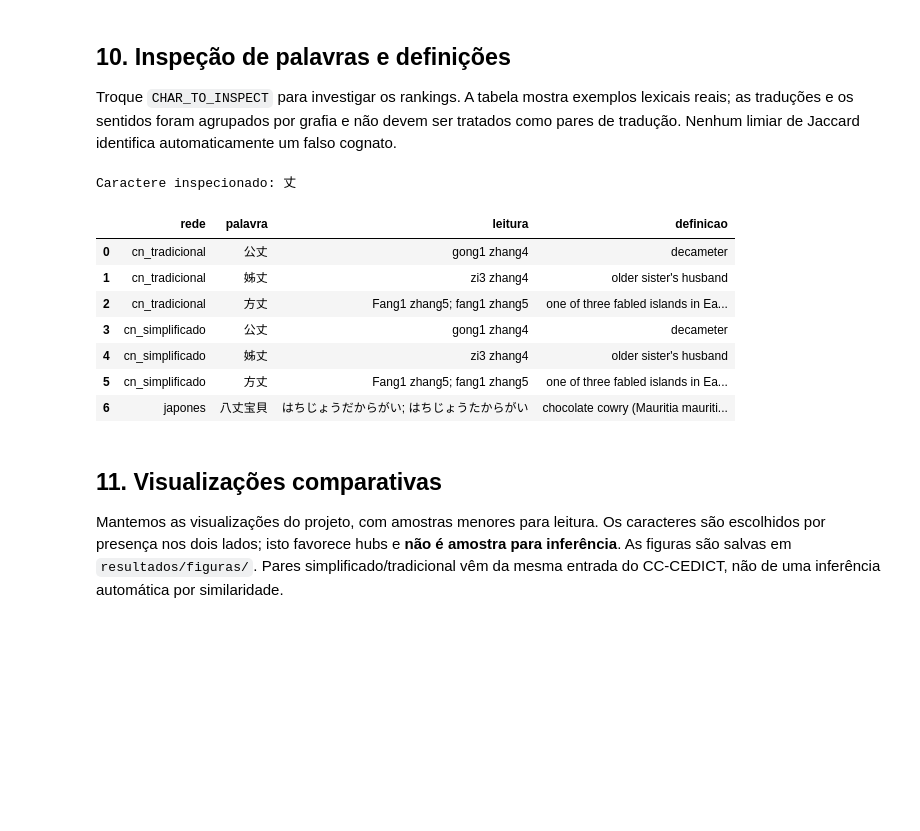
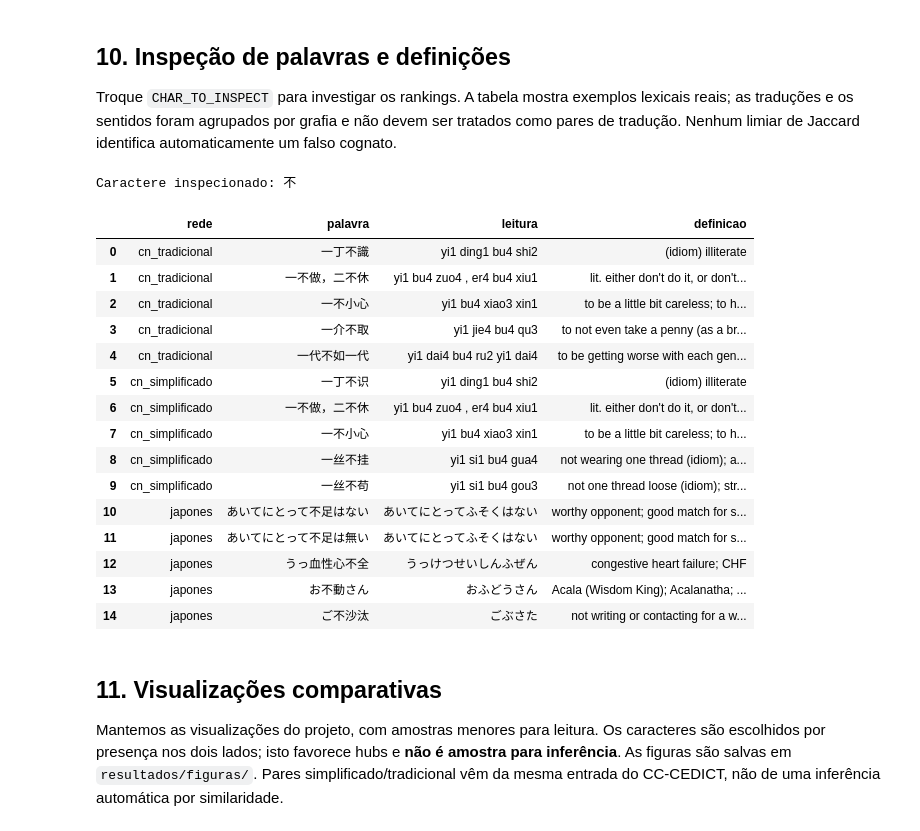
Before and after one commit to 39Matheus/AED2, a Jupyter notebook: LOTUS.ipynb, the cells around one changed output. Cells and saved outputs as stored; diff of their text form; code cells hidden in the pictures; blank space fills up the shorter version.

```diff
--- a/LOTUS.ipynb
+++ b/LOTUS.ipynb
@@ -52,7 +57,7 @@ import subprocess
 if "google.colab" in sys.modules:
     subprocess.check_call([sys.executable, "-m", "pip", "install", "-q",
                            "networkx==3.4.2", "pandas==2.2.3", "matplotlib==3.10.0",
-                           "requests==2.32.3", "pyvis==0.3.2"])
+                           "requests==2.32.3", "pyvis==0.3.2", "scipy==1.17.0"])
 
 import gzip
 import hashlib
@@ -70,9 +75,11 @@ import matplotlib.pyplot as plt
 import networkx as nx
 import pandas as pd
 import requests
+import scipy
 from IPython.display import HTML, display
 from matplotlib.font_manager import FontProperties
 
+USE_SAMPLE = False  # False: população completa; True: amostra com os limites abaixo.
 N_CN = 5000
 N_JP = 5000
 SEED = 42
@@ -303,11 +322,11 @@ def build_word_character_graph(df, column, prefix, language, reading_column):
     return graph
 
 
-G_cn_trad = build_word_character_graph(df_cn_sample, "traditional", "CN_TRAD_WORD:",
+G_cn_trad = build_word_character_graph(df_cn_used, "traditional", "CN_TRAD_WORD:",
                                      "chinese_traditional", "pinyin")
-G_cn_simp = build_word_character_graph(df_cn_sample, "simplified", "CN_WORD:",
+G_cn_simp = build_word_character_graph(df_cn_used, "simplified", "CN_WORD:",
                                      "chinese_simplified", "pinyin")
-G_jp = build_word_character_graph(df_jp_sample, "word", "JP_WORD:", "japanese", "reading")
+G_jp = build_word_character_graph(df_jp_used, "word", "JP_WORD:", "japanese", "reading")
 GRAPHS = {"cn_tradicional": G_cn_trad, "cn_simplificado": G_cn_simp, "japones": G_jp}
 
 
@@ -480,0 +558,33 @@ cn_simplificado × japonês: 1162 caracteres compartilhados; 1146 com Jaccard de
+# %%
+CHARACTER_METRICS = {}
+projection_summary = []
+for name, projection in PROJECTIONS.items():
+    graph = GRAPHS[name]
+    words_count = len(partition(graph, "word"))
+    degrees = dict(projection.degree())
+    strengths = dict(projection.degree(weight="weight"))
+    cores = nx.core_number(projection)
+    clustering = nx.clustering(projection, weight=None)
+    records = [{"caractere": node.removeprefix("CHAR:"),
+                "grau_palavras": graph.degree(node),
+                "grau_rel_palavras": graph.degree(node) / words_count,
+                "grau_projecao": degrees[node], "forca": strengths[node],
+                "core_number": cores[node], "clustering": clustering[node]}
+               for node in sorted(projection)]
+    metrics = pd.DataFrame(records)
+    CHARACTER_METRICS[name] = metrics
+    metrics.to_csv(RESULTS_DIR / f"metricas_caracteres_{name}.csv", index=False)
+    degeneracy = max(cores.values(), default=0)
+    components = list(nx.connected_components(projection))
+    projection_summary.append({
+        "rede": name, "caracteres": len(projection), "arestas": projection.number_of_edges(),
+        "grau_medio": metrics["grau_projecao"].mean(), "forca_media": metrics["forca"].mean(),
+        "clustering_medio": metrics["clustering"].mean(), "degenerescencia": degeneracy,
+        "caracteres_nucleo_principal": sum(value == degeneracy for value in cores.values()),
+        "componentes": len(components),
+    })
+    print(f"{name}: caracteres com maior força (coocorrências acumuladas, não frequência de uso).")
+    display(metrics.sort_values(["forca", "caractere"], ascending=[False, True]).head(8).round(4))
+df_projection_summary = pd.DataFrame(projection_summary)
+display(df_projection_summary.round(4))
+df_projection_summary.to_csv(RESULTS_DIR / "resumo_projecoes.csv", index=False)
@@ -547,37 +692,45 @@ reais; as traduções e os sentidos foram agrupados por grafia e não devem ser
 pares de tradução. Nenhum limiar de Jaccard identifica automaticamente um falso cognato.
 # %%
 table = COMPARISONS["cn_tradicional"].dropna(subset=["jaccard"])
-CHAR_TO_INSPECT = table.sort_values(["jaccard", "caractere"]).iloc[0]["caractere"] if not table.empty else None
+CHAR_TO_INSPECT = table.sort_values(["grau_cn", "grau_jp", "caractere"], ascending=[False, False, True]).iloc[0]["caractere"] if not table.empty else None
 
 
 def inspect_character(char, limit=5):
     rows = []
     for name, graph in GRAPHS.items():
         node = "CHAR:" + char
         if node not in graph:
             continue
         for word in sorted(graph.neighbors(node))[:limit]:
             data = graph.nodes[word]
             rows.append({"rede": name, "palavra": data["label"],
                          "leitura": data["reading"], "definicao": data["definition"]})
     return pd.DataFrame(rows, columns=["rede", "palavra", "leitura", "definicao"])
 
 
 if CHAR_TO_INSPECT:
     print("Caractere inspecionado:", CHAR_TO_INSPECT)
     display(inspect_character(CHAR_TO_INSPECT))
 else:
     print("Sem caractere com contexto comparável nesta amostra.")
 # %% [output]
-Caractere inspecionado: 丈
+Caractere inspecionado: 不
 |  | rede | palavra | leitura | definicao |
-| 0 | cn_tradicional | 公丈 | gong1 zhang4 | decameter |
-| 1 | cn_tradicional | 姊丈 | zi3 zhang4 | older sister's husband |
-| 2 | cn_tradicional | 方丈 | Fang1 zhang5; fang1 zhang5 | one of three fabled islands in Ea... |
-| 3 | cn_simplificado | 公丈 | gong1 zhang4 | decameter |
-| 4 | cn_simplificado | 姊丈 | zi3 zhang4 | older sister's husband |
-| 5 | cn_simplificado | 方丈 | Fang1 zhang5; fang1 zhang5 | one of three fabled islands in Ea... |
-| 6 | japones | 八丈宝貝 | はちじょうだからがい; はちじょうたからがい | chocolate cowry (Mauritia mauriti... |
+| 0 | cn_tradicional | 一丁不識 | yi1 ding1 bu4 shi2 | (idiom) illiterate |
+| 1 | cn_tradicional | 一不做，二不休 | yi1 bu4 zuo4 , er4 bu4 xiu1 | lit. either don't do it, or don't... |
+| 2 | cn_tradicional | 一不小心 | yi1 bu4 xiao3 xin1 | to be a little bit careless; to h... |
+| 3 | cn_tradicional | 一介不取 | yi1 jie4 bu4 qu3 | to not even take a penny (as a br... |
+| 4 | cn_tradicional | 一代不如一代 | yi1 dai4 bu4 ru2 yi1 dai4 | to be getting worse with each gen... |
+| 5 | cn_simplificado | 一丁不识 | yi1 ding1 bu4 shi2 | (idiom) illiterate |
+| 6 | cn_simplificado | 一不做，二不休 | yi1 bu4 zuo4 , er4 bu4 xiu1 | lit. either don't do it, or don't... |
+| 7 | cn_simplificado | 一不小心 | yi1 bu4 xiao3 xin1 | to be a little bit careless; to h... |
+| 8 | cn_simplificado | 一丝不挂 | yi1 si1 bu4 gua4 | not wearing one thread (idiom); a... |
+| 9 | cn_simplificado | 一丝不苟 | yi1 si1 bu4 gou3 | not one thread loose (idiom); str... |
+| 10 | japones | あいてにとって不足はない | あいてにとってふそくはない | worthy opponent; good match for s... |
+| 11 | japones | あいてにとって不足は無い | あいてにとってふそくはない | worthy opponent; good match for s... |
+| 12 | japones | うっ血性心不全 | うっけつせいしんふぜん | congestive heart failure; CHF |
+| 13 | japones | お不動さん | おふどうさん | Acala (Wisdom King); Acalanatha; ... |
+| 14 | japones | ご不沙汰 | ごぶさた | not writing or contacting for a w... |
 # %% [markdown]
 ## 11. Visualizações comparativas
 
```
Also changed, not shown: parts of 20 cells of this notebook, 20 other files.
